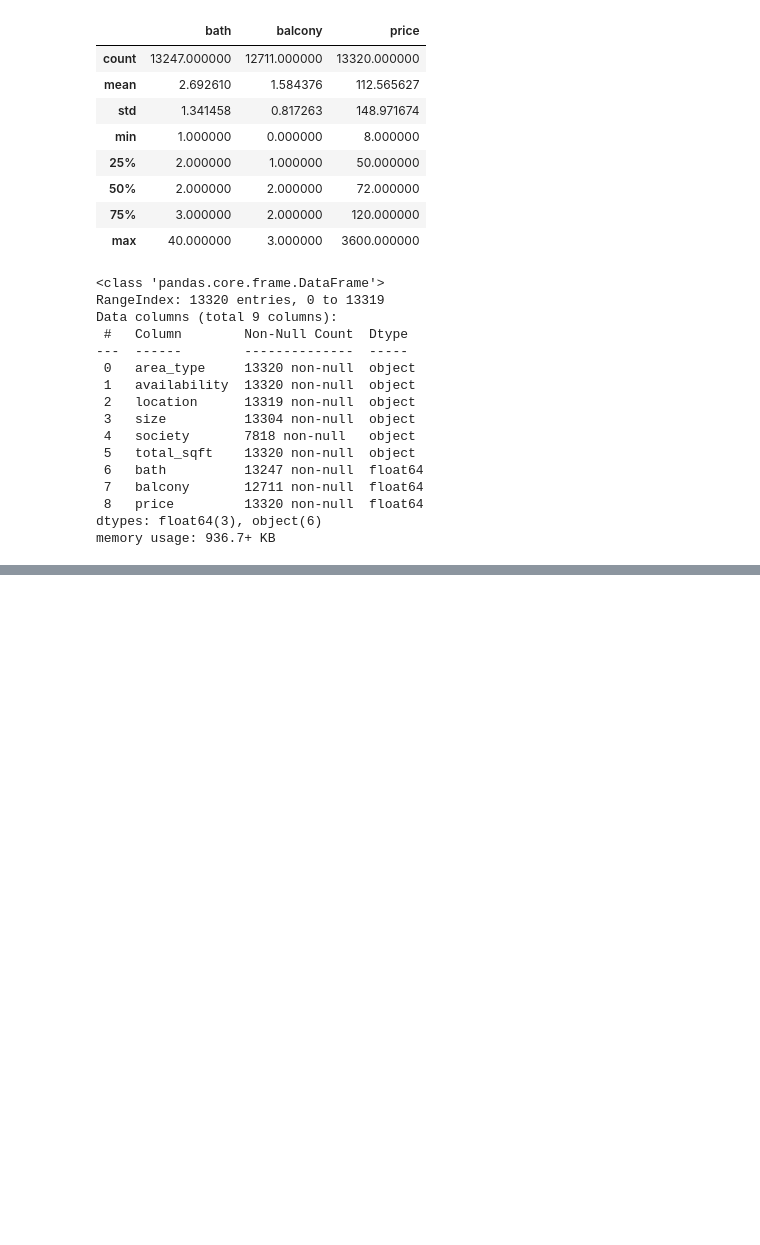
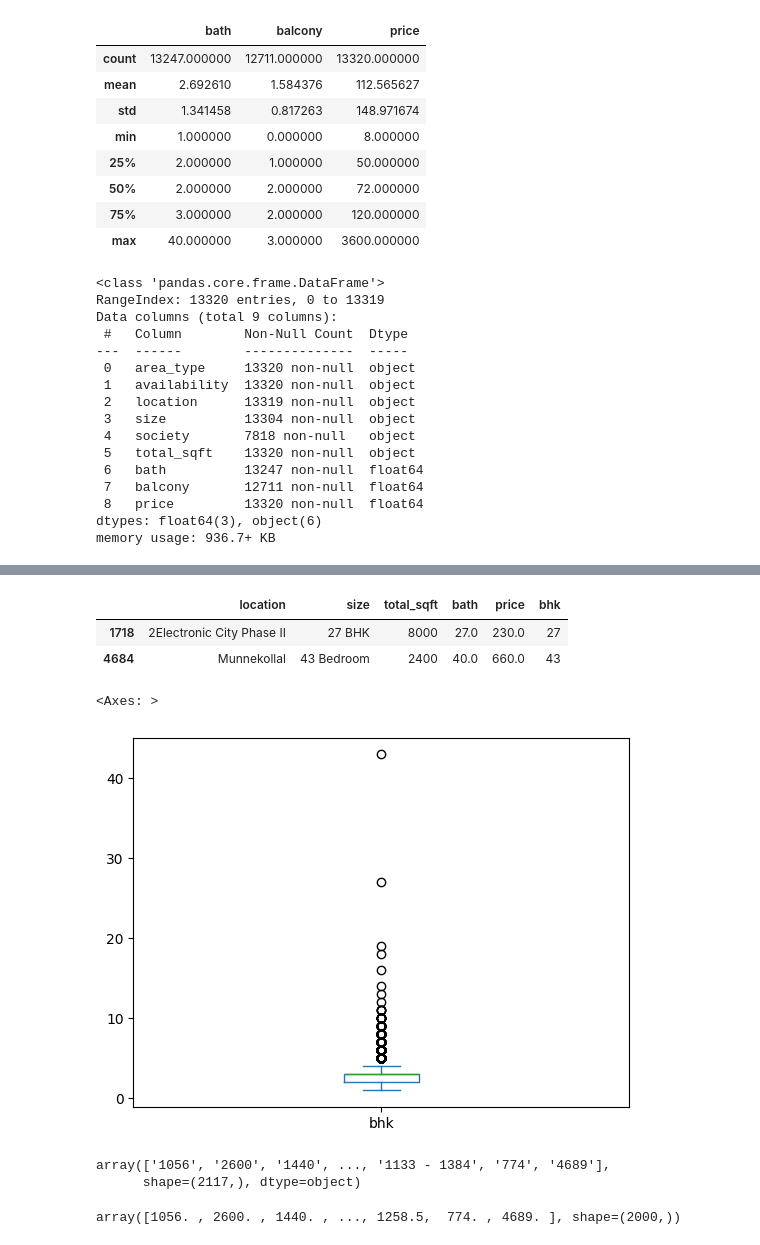
Before and after one commit to tanmoyghosh704-lang/Bangalore-house-price-prediction, a Jupyter notebook: bangalore_house_price_pred.ipynb, the cells around one changed output, grey strips where cells are left out. Saved outputs shown, nothing was run; the diff lists cells and outputs as text; code cells hidden in the pictures; blank space fills up the shorter version.

```diff
--- a/bangalore_house_price_pred.ipynb
+++ b/bangalore_house_price_pred.ipynb
@@ -103,0 +142,2 @@ memory usage: 936.7+ KB
+# %%
+df['size']=df["size"].fillna("2 BHK")
@@ -103,0 +153,2 @@ memory usage: 936.7+ KB
+# %%
+df=df.drop(columns=["society","balcony","area_type","availability"])
@@ -103,0 +164,2 @@ memory usage: 936.7+ KB
+# %%
+df["bath"]=df["bath"].fillna(df["bath"].median())
@@ -103,0 +201,2 @@ memory usage: 936.7+ KB
+# %%
+df['bhk']=df["size"].str.split().str.get(0).astype(int)
@@ -103,0 +219,16 @@ memory usage: 936.7+ KB
+# %%
+df[df["bhk"]>20]
+# %% [output]
+|  | location | size | total_sqft | bath | price | bhk |
+| 1718 | 2Electronic City Phase II | 27 BHK | 8000 | 27.0 | 230.0 | 27 |
+| 4684 | Munnekollal | 43 Bedroom | 2400 | 40.0 | 660.0 | 43 |
+# %%
+df["bhk"].plot(kind="box")
+# %% [output]
+<Axes: >
+[figure, added]
+# %%
+df["total_sqft"].unique()
+# %% [output]
+array(['1056', '2600', '1440', ..., '1133 - 1384', '774', '4689'],
+      shape=(2117,), dtype=object)
@@ -103,0 +246,4 @@ memory usage: 936.7+ KB
+# %%
+df["total_sqft"].unique()
+# %% [output]
+array([1056. , 2600. , 1440. , ..., 1258.5,  774. , 4689. ], shape=(2000,))
```
Also changed, not shown: parts of 30 cells of this notebook.
